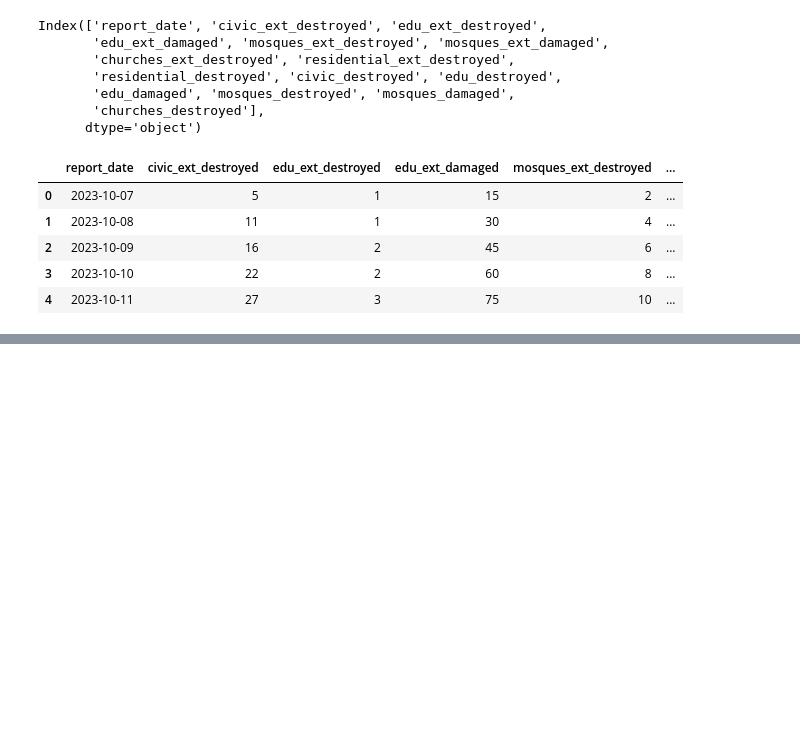
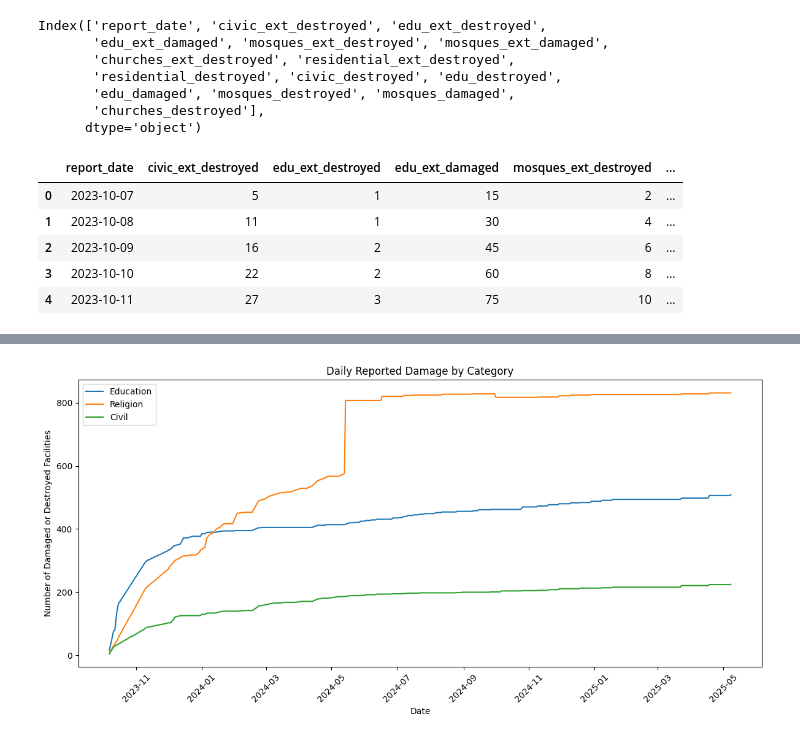
Before and after one commit to MIT-Emerging-Talent/ET6-CDSP-group-03-repo, a Jupyter notebook: 3_data_exploration/infrastracture_damaged_analysis.ipynb, the cells around one changed output, grey strips where cells are left out. Saved outputs shown, nothing was run; the diff lists cells and outputs as text; code cells hidden in the pictures; blank space fills up the shorter version.

```diff
--- a/3_data_exploration/infrastracture_damaged_analysis.ipynb
+++ b/3_data_exploration/infrastracture_damaged_analysis.ipynb
@@ -49,0 +103,31 @@ plt.show()
+# %%
+# Ensure 'report_date' is in datetime format
+df['report_date'] = pd.to_datetime(df['report_date'])
+
+# Calculate total for each category per row
+df['education'] = df['edu_ext_destroyed'] + df['edu_ext_damaged']
+df['religion'] = (
+    df['mosques_ext_destroyed'] +
+    df['mosques_ext_damaged'] +
+    df['churches_ext_destroyed']
+)
+df['civil'] = df['civic_ext_destroyed']
+
+# Group by date and sum each category
+daily_summary = df.groupby(df['report_date'].dt.date)[['education', 'religion', 'civil']].sum()
+
+# Plot the line chart
+plt.figure(figsize=(12, 6))
+plt.plot(daily_summary.index, daily_summary['education'], label='Education')
+plt.plot(daily_summary.index, daily_summary['religion'], label='Religion')
+plt.plot(daily_summary.index, daily_summary['civil'], label='Civil')
+
+plt.title('Daily Reported Damage by Category')
+plt.xlabel('Date')
+plt.ylabel('Number of Damaged or Destroyed Facilities')
+plt.xticks(rotation=45)
+plt.legend()
+plt.tight_layout()
+plt.show()
+# %% [output]
+[figure, added]
```
Also changed, not shown: parts of 8 cells of this notebook.
